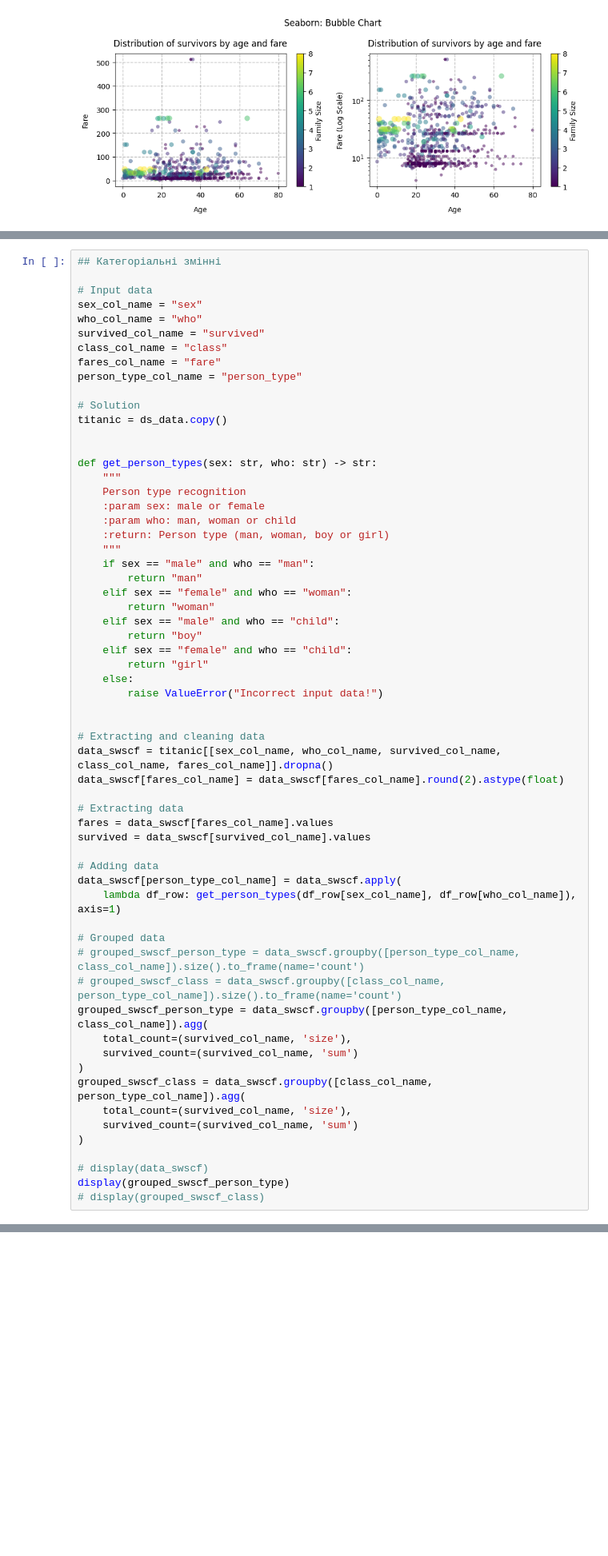
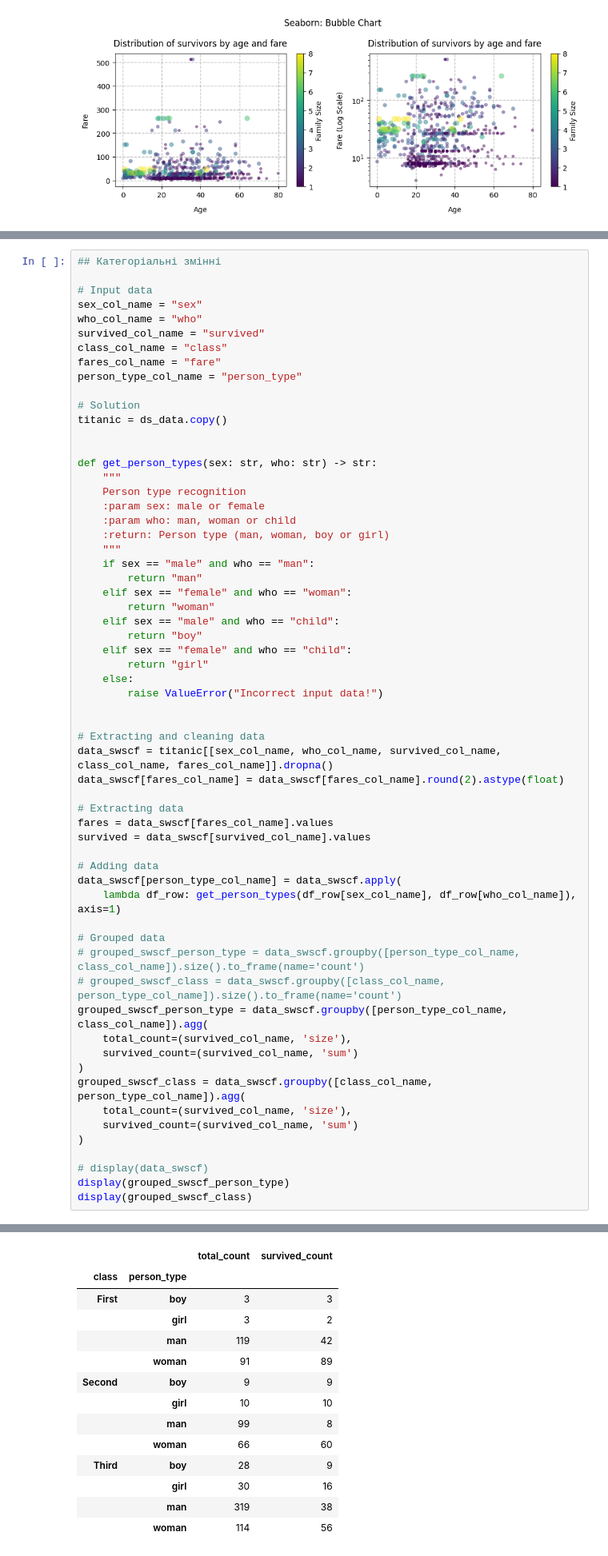
Before and after one commit to BogdanPinchuk/DataScience-PBY_HW8, a Jupyter notebook: Bohdan_Pinchuk_DS_HW8.ipynb, the cells around one changed output, grey strips where cells are left out. Shown at 80% size. Cells and saved outputs as stored; diff of their text form; blank space fills up the shorter version.

```diff
--- a/Bohdan_Pinchuk_DS_HW8.ipynb
+++ b/Bohdan_Pinchuk_DS_HW8.ipynb
@@ -1010,34 +1010,48 @@ data_swscf[person_type_col_name] = data_swscf.apply(
 
 # Grouped data
 # grouped_swscf_person_type = data_swscf.groupby([person_type_col_name, class_col_name]).size().to_frame(name='count')
 # grouped_swscf_class = data_swscf.groupby([class_col_name, person_type_col_name]).size().to_frame(name='count')
 grouped_swscf_person_type = data_swscf.groupby([person_type_col_name, class_col_name]).agg(
     total_count=(survived_col_name, 'size'),
     survived_count=(survived_col_name, 'sum')
 )
 grouped_swscf_class = data_swscf.groupby([class_col_name, person_type_col_name]).agg(
     total_count=(survived_col_name, 'size'),
     survived_count=(survived_col_name, 'sum')
 )
 
 # display(data_swscf)
 display(grouped_swscf_person_type)
-# display(grouped_swscf_class)
+display(grouped_swscf_class)
 # %% [output]
 |  |  | total_count | survived_count |
 | person_type | class |  |  |
 | boy | First | 3 | 3 |
 |  | Second | 9 | 9 |
 |  | Third | 28 | 9 |
 | girl | First | 3 | 2 |
 |  | Second | 10 | 10 |
 |  | Third | 30 | 16 |
 | man | First | 119 | 42 |
 |  | Second | 99 | 8 |
 |  | Third | 319 | 38 |
 | woman | First | 91 | 89 |
 |  | Second | 66 | 60 |
 |  | Third | 114 | 56 |
+|  |  | total_count | survived_count |
+| class | person_type |  |  |
+| First | boy | 3 | 3 |
+|  | girl | 3 | 2 |
+|  | man | 119 | 42 |
+|  | woman | 91 | 89 |
+| Second | boy | 9 | 9 |
+|  | girl | 10 | 10 |
+|  | man | 99 | 8 |
+|  | woman | 66 | 60 |
+| Third | boy | 28 | 9 |
+|  | girl | 30 | 16 |
+|  | man | 319 | 38 |
+|  | woman | 114 | 56 |
 # %%
 # Graphic results - Bar Chart - Matplotlib
 
```
Also changed, not shown: parts of 4 cells of this notebook.
